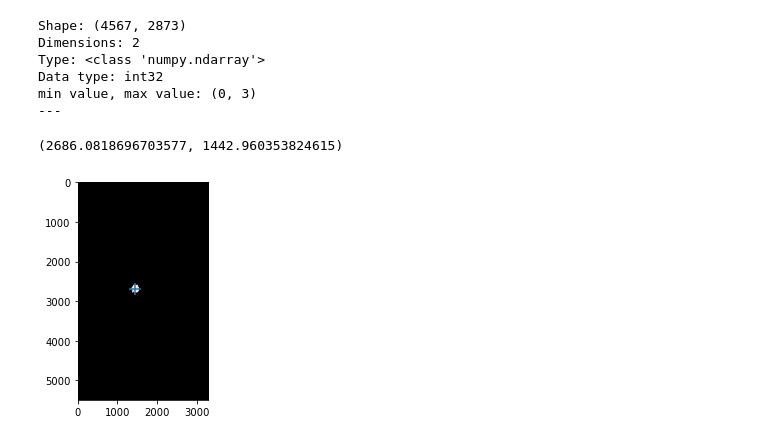
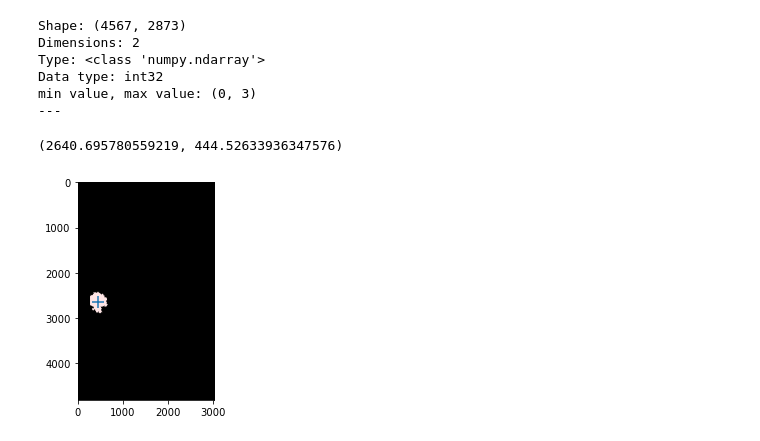
Before and after one commit to ynes99/mammogram_segmentation, a Jupyter notebook: FCM algorithm.ipynb, the cells around one changed output. Cells and saved outputs as stored; diff of their text form; code cells hidden in the pictures.

```diff
--- a/FCM algorithm.ipynb
+++ b/FCM algorithm.ipynb
@@ -185,26 +214,26 @@ min value, max value: (0, 3)
 # %%
 from skimage import filters
 from skimage.measure import regionprops
 from skimage.color import label2rgb
 import matplotlib.pyplot as plt
 import matplotlib.image as mpimg
 
-image = mpimg.imread(r'C:\Users\Asus\Desktop\PCD\Organized dataset\images\P_00023\RIGHT_CC_1\GT_mask.jpg')
+image = mpimg.imread(r'C:\Users\Asus\Desktop\PCD\Organized dataset\images\P_00001\left_CC_1\GT_mask.jpg')
 threshold_value = filters.threshold_otsu(image)
 labeled_foreground = (image > threshold_value).astype(int)
 properties = regionprops(labeled_foreground, image)
 center_of_mass = properties[0].centroid
 weighted_center_of_mass = properties[0].weighted_centroid
 
 print(center_of_mass)
 
 
 colorized = label2rgb(labeled_foreground, image, colors=['black', 'red'], alpha=0.1)
 fig, ax = plt.subplots()
 ax.imshow(colorized)
 # Note the inverted coordinates because plt uses (x, y) while NumPy uses (row, column)
 ax.scatter(center_of_mass[1], center_of_mass[0], s=160, c='C0', marker='+')
 plt.show()
 # %% [output]
-(2686.0818696703577, 1442.960353824615)
+(2640.695780559219, 444.52633936347576)
-[figure, old version]
+[figure, new version]
```
Also changed, not shown: parts of 12 cells of this notebook, 31 other files.
